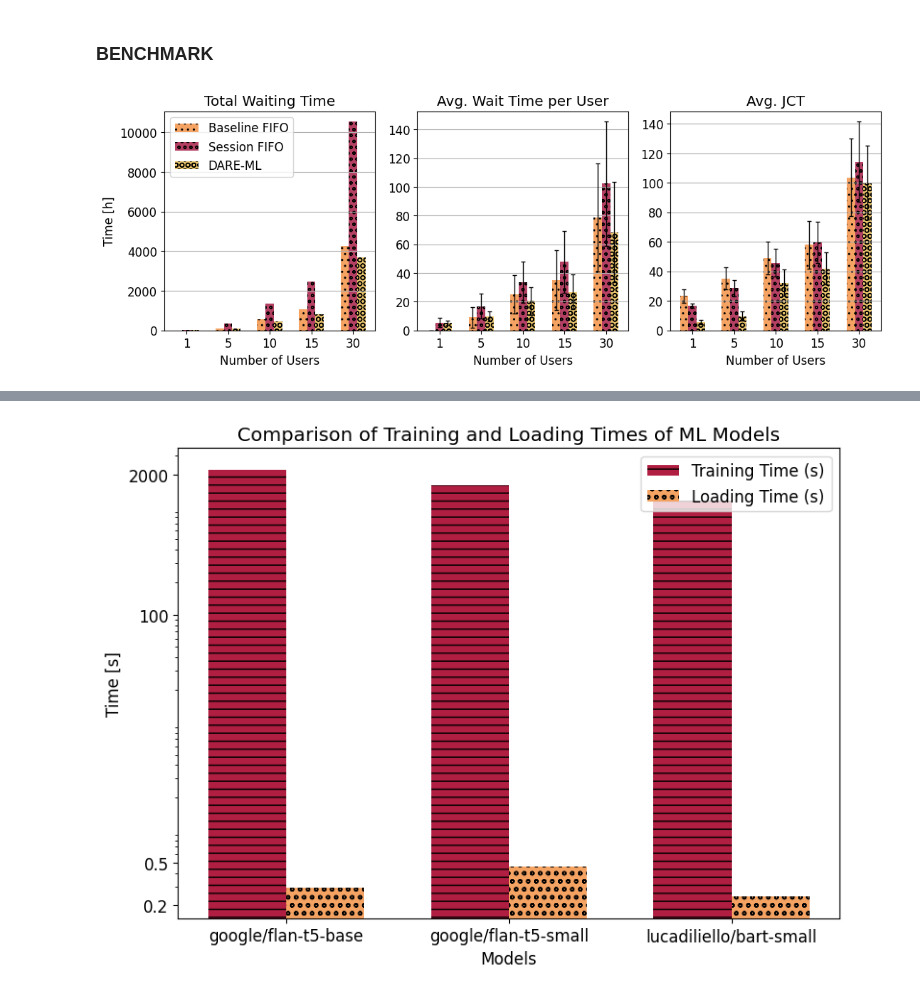
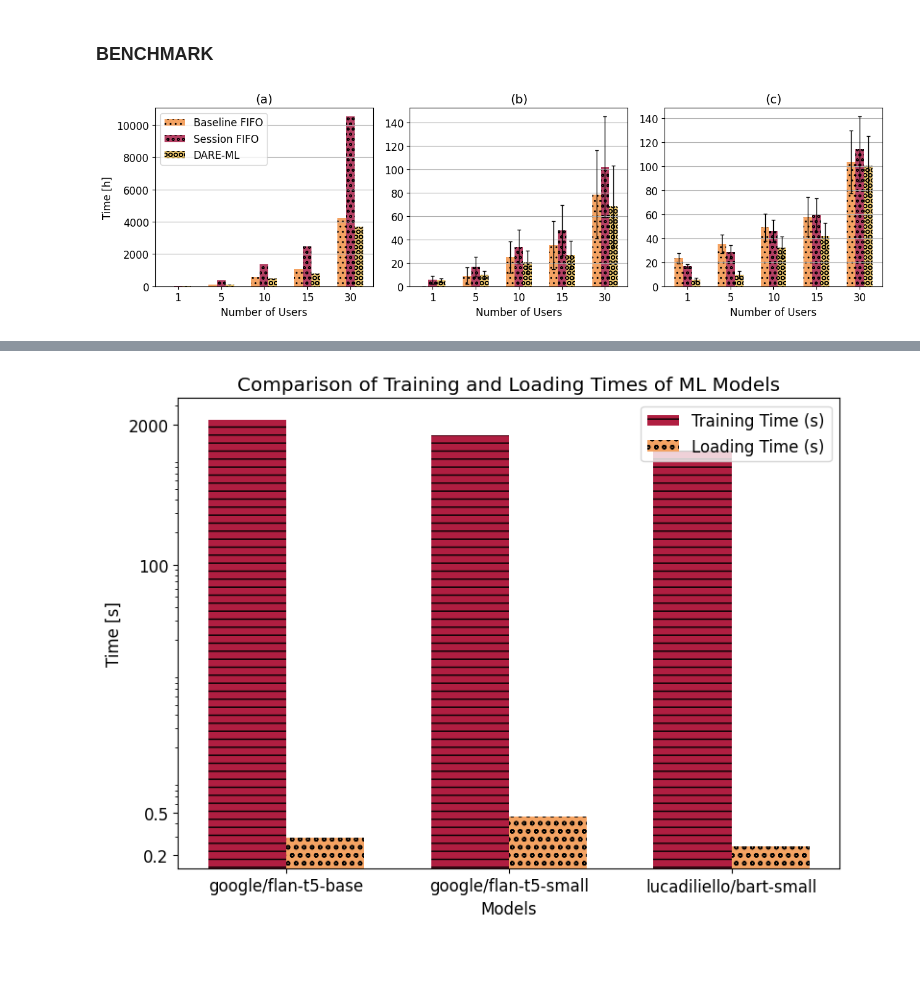
Before and after one commit to MatteoMendula/DARE-ML, a Jupyter notebook: plots/plots.ipynb, the cells around one changed output, grey strips where cells are left out. Cells and saved outputs as stored; diff of their text form; code cells hidden in the pictures; blank space fills up the shorter version.

Commit message:
camera ready plots

```diff
--- a/plots/plots.ipynb
+++ b/plots/plots.ipynb
@@ -74,7 +72,8 @@ colors = ['#F4A261', '#B33F62', '#E9C46A', '#2A9D8F']
 bar_width = 0.2
 x = np.arange(n_clusters)
 
-titles = ['Total Waiting Time', 'Avg. Wait Time per User', 'Avg. JCT']
+titles = ['(a)', '(b)', '(c)']
+# titles = ['Total Waiting Time', 'Avg. Wait Time per User', 'Avg. JCT']
 classes = ['Baseline FIFO', 'Session FIFO', 'DARE-ML']
 
 # Create figure and subplots
@@ -164,34 +163,36 @@ for i, _ in enumerate(avg_jct):
 # set font size
 plt.rcParams.update({'font.size': 12})
 
 
 axes[0].set_title(titles[0])
 axes[0].set_xlabel('Number of Users')
 axes[0].set_ylabel('Time [h]')
 axes[0].set_xticks(x + bar_width)
 axes[0].set_xticklabels(number_of_user)
 axes[0].legend()
 axes[0].grid(axis='y')
 
 axes[1].set_title(titles[1])
 axes[1].set_xlabel('Number of Users')
 # axes[1].set_ylabel('Time [h]')
 axes[1].set_xticks(x + bar_width)
 axes[1].set_xticklabels(number_of_user)
 axes[1].grid(axis='y')
 
 axes[2].set_title(titles[2])
 axes[2].set_xlabel('Number of Users')
 # axes[2].set_ylabel('Time [h]')
 axes[2].set_xticks(x + bar_width)
 axes[2].set_xticklabels(number_of_user)
 # set grid
 axes[2].grid(axis='y')
 # Show the plot
+plt.tight_layout()
+
 plt.savefig('time.pdf')
 plt.show()
 # %% [output]
-[figure, old version]
+[figure, new version]
 # %%
 number_of_user = [1, 5, 10, 15, 30]
 
```
Also changed, not shown: parts of 6 cells of this notebook, 8 other files.
